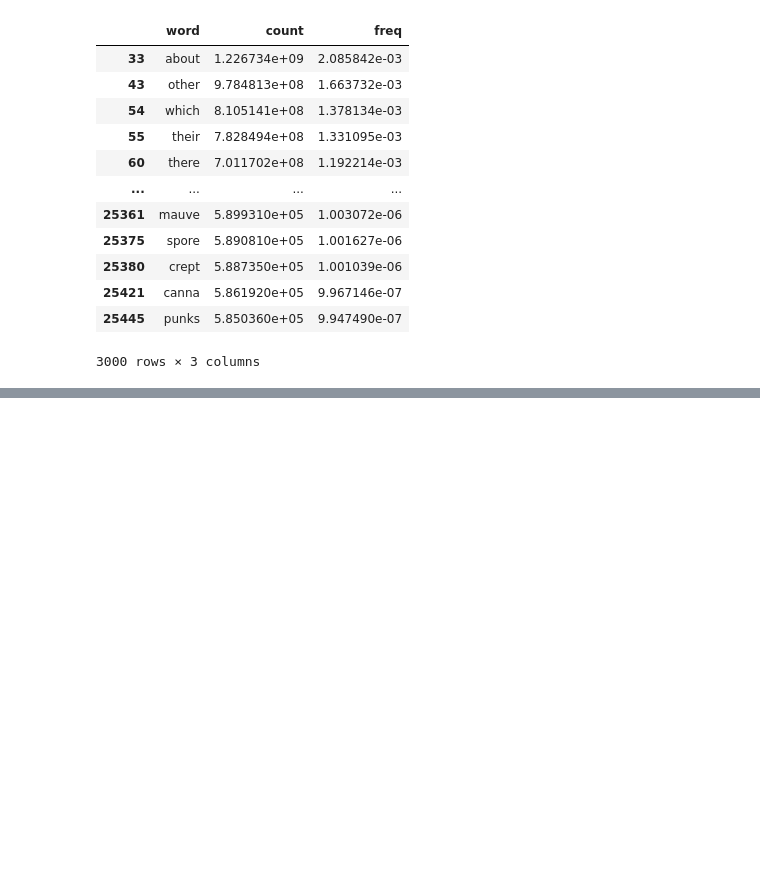
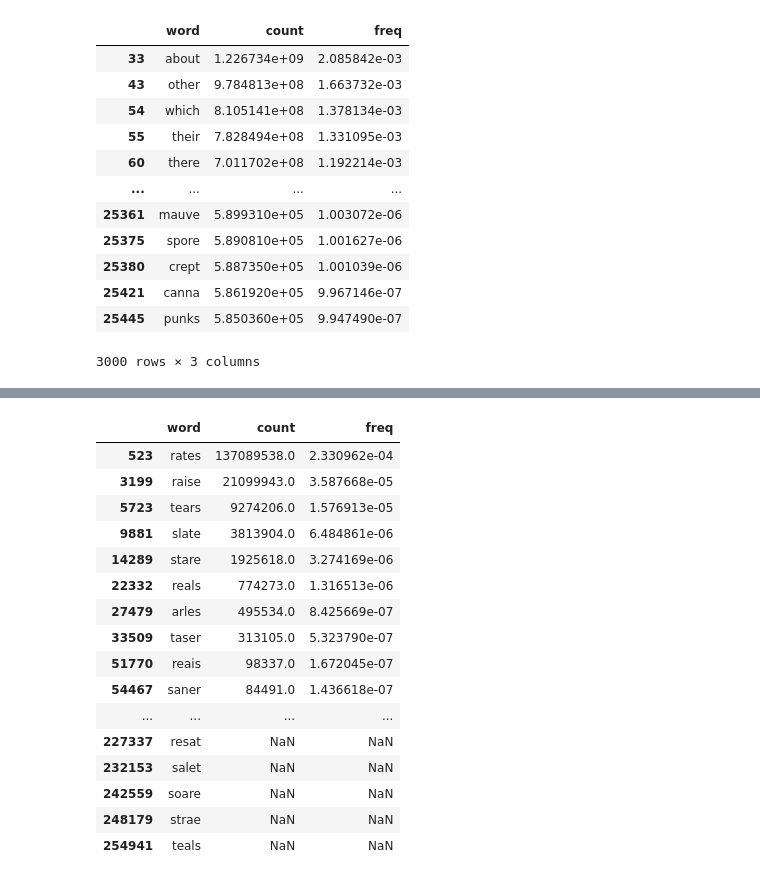
Before and after one commit to ttesileanu/clonle, a Jupyter notebook: notebook/explore_dictionary.ipynb, the cells around one changed output, grey strips where cells are left out. Cells and saved outputs as stored; diff of their text form; code cells hidden in the pictures; blank space fills up the shorter version.

Commit message:
Improve starting-word search; cache d_entropy

```diff
--- a/notebook/explore_dictionary.ipynb
+++ b/notebook/explore_dictionary.ipynb
@@ -16,3 +18,5 @@ data_path = os.path.join(base_path, "data")
+# %%
+save_path = os.path.join(base_path, "save")
 # %% [markdown]
 ## Words from Google Web Trillion Word Corpus
 # %% [markdown]
@@ -311,17 +315,21 @@ db_target
 | 25445 | punks | 5.850360e+05 | 9.947490e-07 |
 3000 rows × 3 columns
 # %%
+crt_words = db_five.word
+crt_target_words = db_target.word
+
 n0 = len(db_five)
+n1 = len(crt_target_words)
 
 # write the words in a 5-column matrix to improve access speed
-word_matrix = np.empty((n0, 5), dtype="S1")
+word_matrix = np.empty((n1, 5), dtype="S1")
 for j in range(5):
-    word_matrix[:, j] = db_five.word.str.slice(j, j + 1)
+    word_matrix[:, j] = db_target.word.str.slice(j, j + 1)
 
 # generate masks for all the words that *do* contain a given letter
 contained_masks = {}
 for ch in tqdm.tqdm(ascii_lowercase):
-    crt_mask = np.zeros(n0, dtype=bool)
+    crt_mask = np.zeros(n1, dtype=bool)
     bch = bytes(ch, "utf8")
     for j in range(5):
         crt_mask = crt_mask | (word_matrix[:, j] == bch)
@@ -331,7 +339,7 @@ for ch in tqdm.tqdm(ascii_lowercase):
 # generate masks for all the words that *do not* contain a given letter
 not_contained_masks = {}
 for ch in tqdm.tqdm(ascii_lowercase):
-    crt_mask = np.ones(n0, dtype=bool)
+    crt_mask = np.ones(n1, dtype=bool)
     bch = bytes(ch, 'utf8')
     for j in range(5):
         crt_mask = crt_mask & (word_matrix[:, j] != bch)
@@ -466,0 +425,20 @@ for i_word1 in tqdm.tqdm(range(n0)):
+# %%
+db_five.iloc[mean_d_entropy > 5.4]
+# %% [output]
+|  | word | count | freq |
+| 523 | rates | 137089538.0 | 2.330962e-04 |
+| 3199 | raise | 21099943.0 | 3.587668e-05 |
+| 5723 | tears | 9274206.0 | 1.576913e-05 |
+| 9881 | slate | 3813904.0 | 6.484861e-06 |
+| 14289 | stare | 1925618.0 | 3.274169e-06 |
+| 22332 | reals | 774273.0 | 1.316513e-06 |
+| 27479 | arles | 495534.0 | 8.425669e-07 |
+| 33509 | taser | 313105.0 | 5.323790e-07 |
+| 51770 | reais | 98337.0 | 1.672045e-07 |
+| 54467 | saner | 84491.0 | 1.436618e-07 |
+| ... | ... | ... | ... |
+| 227337 | resat | NaN | NaN |
+| 232153 | salet | NaN | NaN |
+| 242559 | soare | NaN | NaN |
+| 248179 | strae | NaN | NaN |
+| 254941 | teals | NaN | NaN |
```
Also changed, not shown: parts of 9 cells of this notebook, 1 other file.
